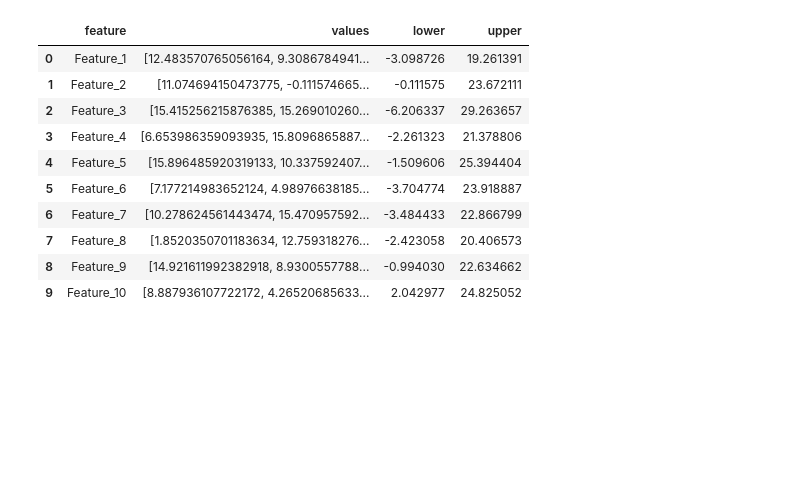
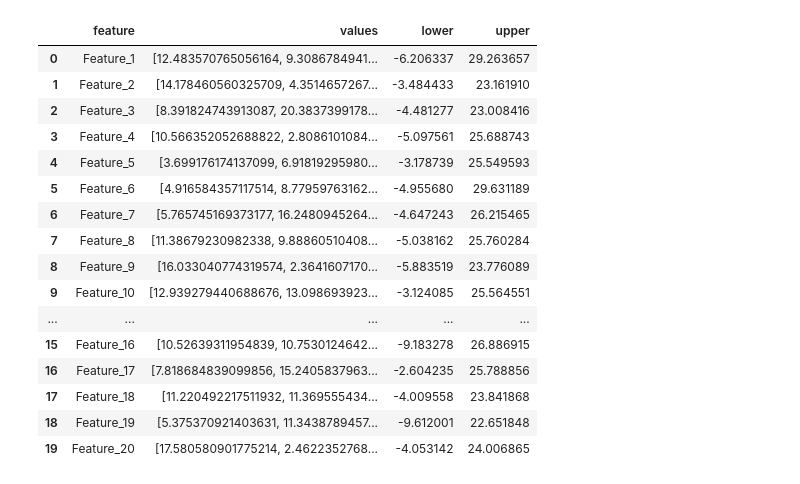
Before and after one commit to KevinGarrison/PythonDataValidationTool, a Jupyter notebook: src/test.ipynb, the cells around one changed output. Cells and saved outputs as stored; diff of their text form; code cells hidden in the pictures; blank space fills up the shorter version.

```diff
--- a/src/test.ipynb
+++ b/src/test.ipynb
@@ -80,47 +80,53 @@ def jaccard_index(lower_a, upper_a, lower_b, upper_b):
 # %%
 np.random.seed(42)
 
-num_features = 10
-num_data_points = 100
-num_anomalies = 5
+num_features = 20
+num_data_points = 500
+num_anomalies = 50
 
 
 data = {}
 min_values = []
 max_values = []
 
 for i in range(1, num_features + 1):
     feature_name = f'Feature_{i}'
     normal_data = np.random.normal(loc=10, scale=5, size=num_data_points)
     min_values.append(np.min(normal_data))
     max_values.append(np.max(normal_data))
     anomalies = np.random.uniform(low=50, high=100, size=num_anomalies)
     combined_data = np.concatenate([normal_data, anomalies])
     data[feature_name] = combined_data
 features_list = []
 values_list = []
 
 for feature in data:
     features_list.append(feature)
     values_list.append(data[feature].tolist())
 
 final_df = pd.DataFrame({
     'feature': features_list,
     'values': values_list,
     'lower': min_values,
     'upper': max_values
 })
 
 final_df
 # %% [output]
 |  | feature | values | lower | upper |
-| 0 | Feature_1 | [12.483570765056164, 9.3086784941... | -3.098726 | 19.261391 |
-| 1 | Feature_2 | [11.074694150473775, -0.111574665... | -0.111575 | 23.672111 |
-| 2 | Feature_3 | [15.415256215876385, 15.269010260... | -6.206337 | 29.263657 |
-| 3 | Feature_4 | [6.653986359093935, 15.8096865887... | -2.261323 | 21.378806 |
-| 4 | Feature_5 | [15.896485920319133, 10.337592407... | -1.509606 | 25.394404 |
-| 5 | Feature_6 | [7.177214983652124, 4.98976638185... | -3.704774 | 23.918887 |
-| 6 | Feature_7 | [10.278624561443474, 15.470957592... | -3.484433 | 22.866799 |
-| 7 | Feature_8 | [1.8520350701183634, 12.759318276... | -2.423058 | 20.406573 |
-| 8 | Feature_9 | [14.921611992382918, 8.9300557788... | -0.994030 | 22.634662 |
-| 9 | Feature_10 | [8.887936107722172, 4.26520685633... | 2.042977 | 24.825052 |
+| 0 | Feature_1 | [12.483570765056164, 9.3086784941... | -6.206337 | 29.263657 |
+| 1 | Feature_2 | [14.178460560325709, 4.3514657267... | -3.484433 | 23.161910 |
+| 2 | Feature_3 | [8.391824743913087, 20.3837399178... | -4.481277 | 23.008416 |
+| 3 | Feature_4 | [10.566352052688822, 2.8086101084... | -5.097561 | 25.688743 |
+| 4 | Feature_5 | [3.699176174137099, 6.91819295980... | -3.178739 | 25.549593 |
+| 5 | Feature_6 | [4.916584357117514, 8.77959763162... | -4.955680 | 29.631189 |
+| 6 | Feature_7 | [5.765745169373177, 16.2480945264... | -4.647243 | 26.215465 |
+| 7 | Feature_8 | [11.38679230982338, 9.88860510408... | -5.038162 | 25.760284 |
+| 8 | Feature_9 | [16.033040774319574, 2.3641607170... | -5.883519 | 23.776089 |
+| 9 | Feature_10 | [12.939279440688676, 13.098693923... | -3.124085 | 25.564551 |
+| ... | ... | ... | ... | ... |
+| 15 | Feature_16 | [10.52639311954839, 10.7530124642... | -9.183278 | 26.886915 |
+| 16 | Feature_17 | [7.818684839099856, 15.2405837963... | -2.604235 | 25.788856 |
+| 17 | Feature_18 | [11.220492217511932, 11.369555434... | -4.009558 | 23.841868 |
+| 18 | Feature_19 | [5.375370921403631, 11.3438789457... | -9.612001 | 22.651848 |
+| 19 | Feature_20 | [17.580580901775214, 2.4622352768... | -4.053142 | 24.006865 |
```
Also changed, not shown: parts of 27 cells of this notebook.
